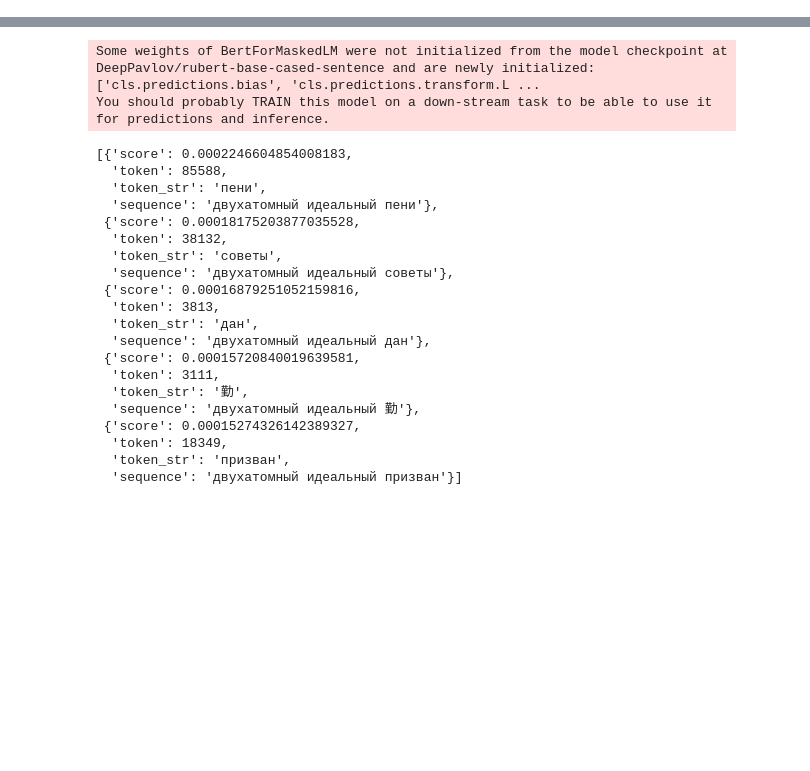
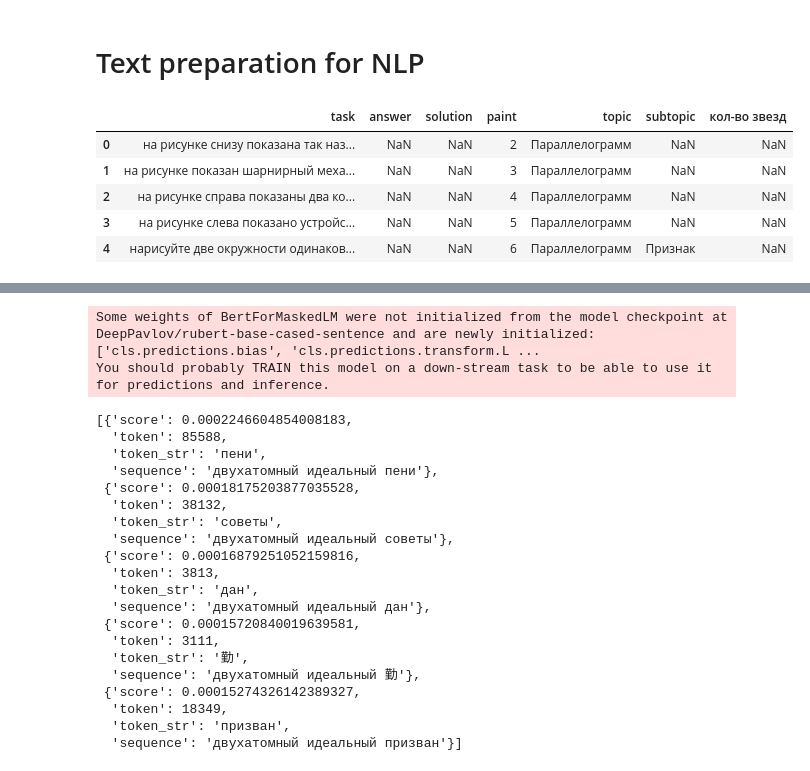
Before and after one commit to BiakkoNoMiko/homework_projects, a Jupyter notebook: Autocomplete.ipynb, the cells around one changed output, grey strips where cells are left out. Drawn from its saved outputs; the diff is of its cells as text; code cells hidden in the pictures; blank space fills up the shorter version.

```diff
--- a/Autocomplete.ipynb
+++ b/Autocomplete.ipynb
@@ -0,0 +10,2 @@
+# %% [markdown]
+# Text preparation for NLP
@@ -0,0 +23,23 @@
+# %%
+# preproc text to get words only
+
+en_ru_words = re.compile("[a-zа-яё]+")
+
+def words_only(text):
+    return " ".join(en_ru_words.findall(text.lower()))
+# %%
+# read file
+df = pd.read_excel(/content/Volchkevich_8_klass_Geometria.xlsx)
+# %%
+#preproc text
+
+df['task'] = df['task'].progress_apply(words_only)
+# %%
+df.head()
+# %% [output]
+|  | task | answer | solution | paint | topic | subtopic | кол-во звезд |
+| 0 | на рисунке снизу показана так наз... | NaN | NaN | 2 | Параллелограмм | NaN | NaN |
+| 1 | на рисунке показан шарнирный меха... | NaN | NaN | 3 | Параллелограмм | NaN | NaN |
+| 2 | на рисунке справа показаны два ко... | NaN | NaN | 4 | Параллелограмм | NaN | NaN |
+| 3 | на рисунке слева показано устройс... | NaN | NaN | 5 | Параллелограмм | NaN | NaN |
+| 4 | нарисуйте две окружности одинаков... | NaN | NaN | 6 | Параллелограмм | Признак | NaN |
```
Also changed, not shown: parts of 36 cells of this notebook.
